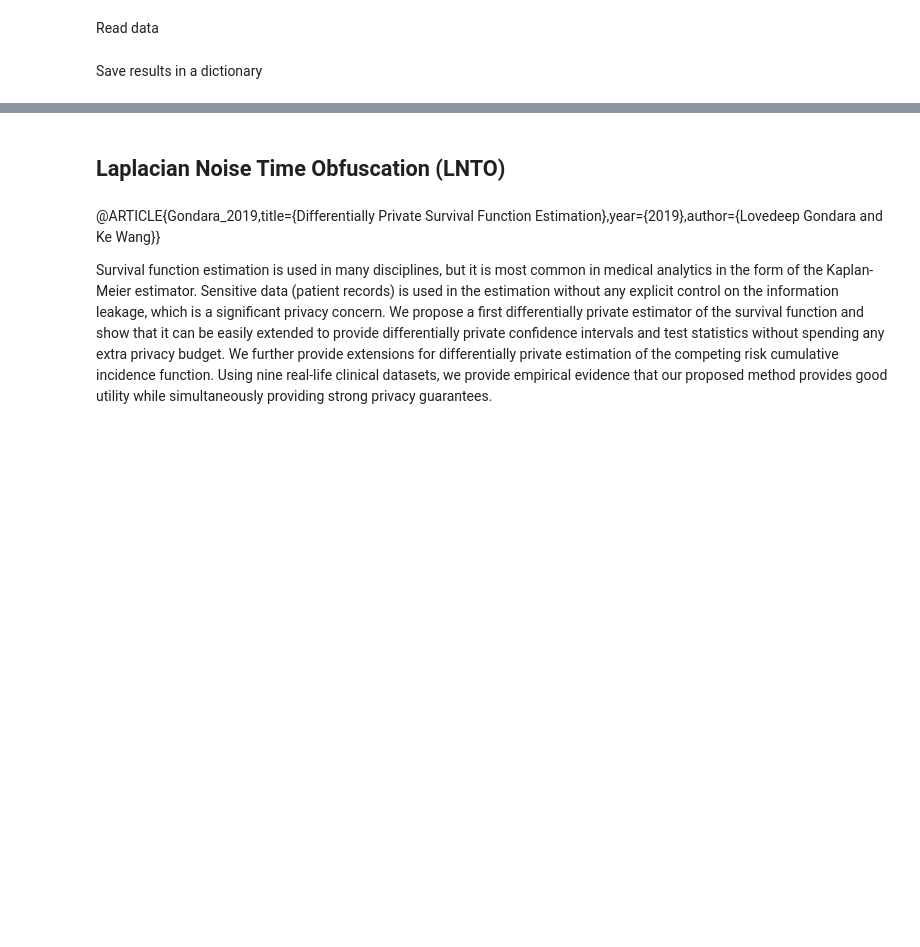
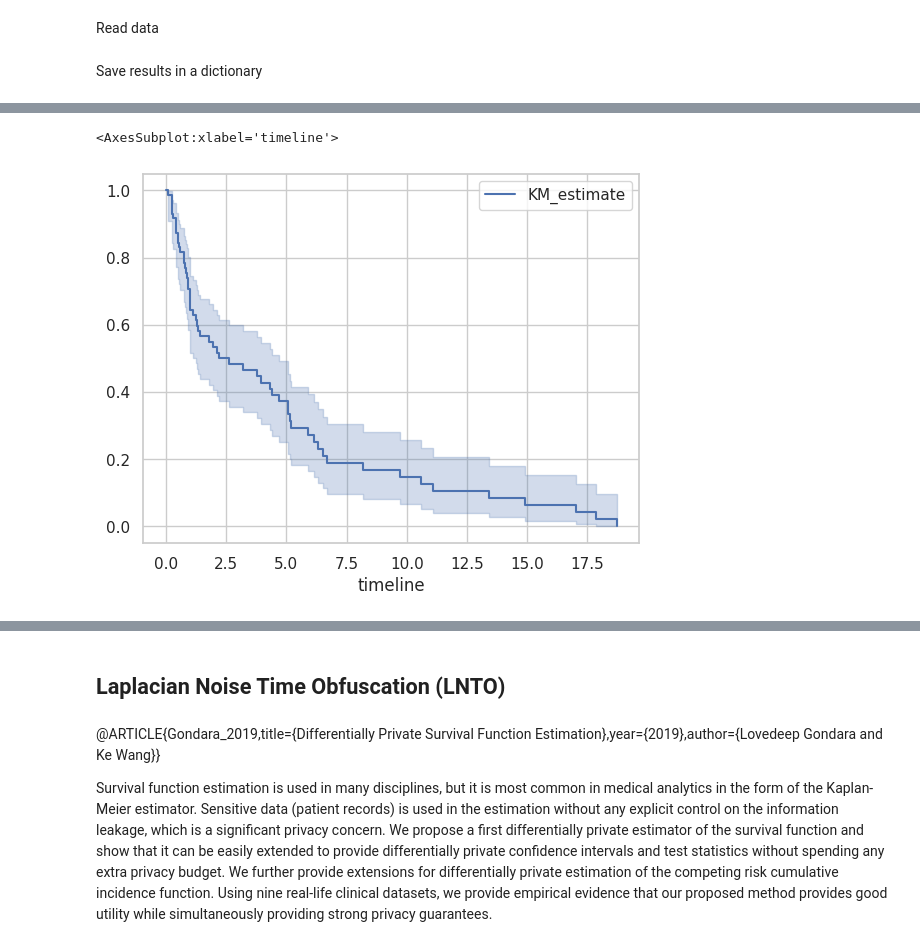
Before and after one commit to Kekkodf/DP-SurvAnalysis, a Jupyter notebook: src/survaival_analysis.ipynb, the cells around one changed output, grey strips where cells are left out. Saved outputs shown, nothing was run; the diff lists cells and outputs as text; code cells hidden in the pictures; blank space fills up the shorter version.

```diff
--- a/src/survaival_analysis.ipynb
+++ b/src/survaival_analysis.ipynb
@@ -27,0 +48,12 @@ dfs = {name : load_data(name) for name in names}
+# %%
+#convert time to months
+df_kidney['time'] = df_kidney['time']/30
+# %%
+#compute KM for each dataset
+kmf_kidney = KaplanMeierFitter()
+kmf_kidney.fit(df_kidney["time"], event_observed=df_kidney["status"])
+#plot KM
+kmf_kidney.plot()
+# %% [output]
+<AxesSubplot:xlabel='timeline'>
+[figure, added]
```
Also changed, not shown: parts of 22 cells of this notebook.
